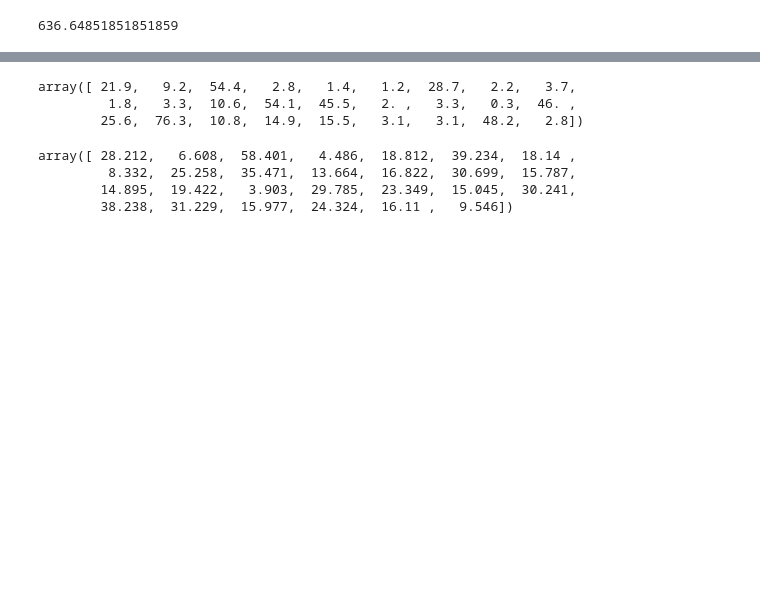
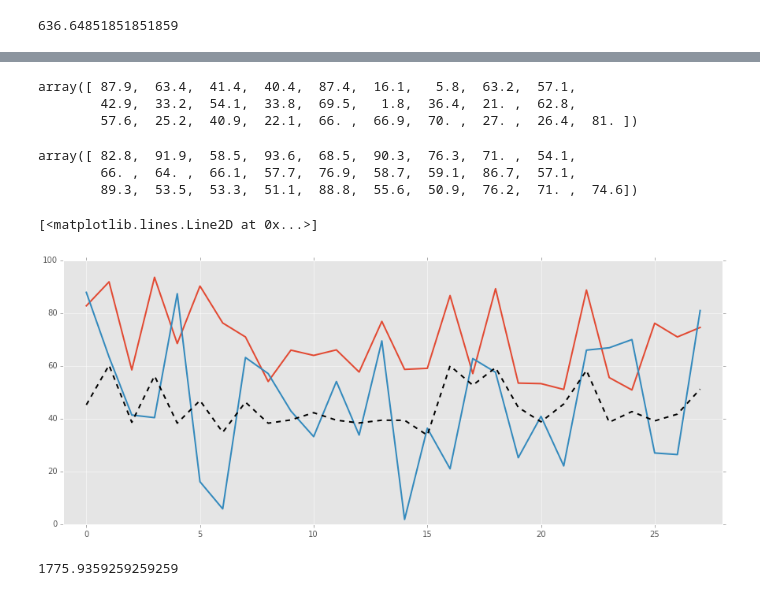
Before and after one commit to shime-saba/moba_balance_prediction, a Jupyter notebook: notebooks/model_building.ipynb, the cells around one changed output, grey strips where cells are left out. Saved outputs shown, nothing was run; the diff lists cells and outputs as text; code cells hidden in the pictures; blank space fills up the shorter version.

Commit message:
added add_model_features.py, and many lines of testing to model_building notebook

```diff
--- a/notebooks/model_building.ipynb
+++ b/notebooks/model_building.ipynb
@@ -14,3 +24,8 @@ with open('../data/all_patch_draft_dfs.pkl') as f:
+# %%
+for key, df in patch_draft_dfs.iteritems():
+    df = df.copy()
+    patch_draft_dfs[key] = add_features(df)
+full_df = pd.concat(patch_draft_dfs, keys=None)
 # %%
 df_684 = patch_draft_dfs['6.84']
 # %%
@@ -230,0 +321,11 @@ min_mse
+# %%
+full_50_old_pbr = full_df[full_df['prev_patch_pb%'] > 50]
+df_test = full_50_old_pbr.copy()
+df_test.drop(['hero', 'patch', 'text', 'text_no_abi', 'predictions', 'ratios', 'pick%',
+              'ban%', 'times_pb', 'prev_patch_allies', 'prev_patch_counters', 'avg_pred'], axis=1, inplace=True)
+df_test['prev_patch_pb%'].fillna(0, inplace=True)
+df_test['prev_patch_winrate'].fillna(0, inplace=True)
+target = df_test.pop('pb%').values
+X = df_test.values
+X_train, X_test, y_train, y_test, prev_train, prev_test = train_test_split(X, target, df_test['prev_patch_pb%'].values, random_state=0)
+mean_squared_error(y_test, prev_test)
@@ -230,0 +334,4 @@ min_mse
+# %%
+rf = RandomForestRegressor(n_estimators=100, n_jobs=-1, random_state=0)
+rf.fit(X_train, y_train)
+mean_squared_error(y_test, rf.predict(X_test))
@@ -230,0 +360,4 @@ min_mse
+# %%
+rf = RandomForestRegressor(n_estimators=100, max_depth=3, min_samples_split=1, min_samples_leaf=10, max_features=10, bootstrap=False, random_state=0, n_jobs=-1)
+rf.fit(X_train, y_train)
+mean_squared_error(y_test, rf.predict(X_test))
@@ -231,13 +376,34 @@ min_mse
 # %%
 y_test
 # %% [output]
-array([ 21.9,   9.2,  54.4,   2.8,   1.4,   1.2,  28.7,   2.2,   3.7,
-         1.8,   3.3,  10.6,  54.1,  45.5,   2. ,   3.3,   0.3,  46. ,
-        25.6,  76.3,  10.8,  14.9,  15.5,   3.1,   3.1,  48.2,   2.8])
+array([ 87.9,  63.4,  41.4,  40.4,  87.4,  16.1,   5.8,  63.2,  57.1,
+        42.9,  33.2,  54.1,  33.8,  69.5,   1.8,  36.4,  21. ,  62.8,
+        57.6,  25.2,  40.9,  22.1,  66. ,  66.9,  70. ,  27. ,  26.4,  81. ])
-# %%
-rf.predict(X_test)
-# %% [output]
-array([ 28.212,   6.608,  58.401,   4.486,  18.812,  39.234,  18.14 ,
-         8.332,  25.258,  35.471,  13.664,  16.822,  30.699,  15.787,
-        14.895,  19.422,   3.903,  29.785,  23.349,  15.045,  30.241,
-        38.238,  31.229,  15.977,  24.324,  16.11 ,   9.546])
+# %%
+prev_test
+# %% [output]
+array([ 82.8,  91.9,  58.5,  93.6,  68.5,  90.3,  76.3,  71. ,  54.1,
+        66. ,  64. ,  66.1,  57.7,  76.9,  58.7,  59.1,  86.7,  57.1,
+        89.3,  53.5,  53.3,  51.1,  88.8,  55.6,  50.9,  76.2,  71. ,  74.6])
+# %%
+plt.figure(figsize=(15, 6))
+plt.xlim(-1, len(prev_test))
+plt.plot(range(len(prev_test)), prev_test, linewidth=2)
+plt.plot(range(len(prev_test)), y_test, linewidth=2)
+plt.plot(range(len(prev_test)), rf.predict(X_test), '--', linewidth=2, color='black')
+# %% [output]
+[<matplotlib.lines.Line2D at 0x...>]
+[figure, added]
+# %%
+full_50_pbr = full_df[full_df['pb%'] > 50]
+df_test = full_50_pbr.copy()
+df_test.drop(['hero', 'patch', 'text', 'text_no_abi', 'predictions', 'ratios', 'pick%',
+              'ban%', 'times_pb', 'prev_patch_allies', 'prev_patch_counters', 'avg_pred'], axis=1, inplace=True)
+df_test['prev_patch_pb%'].fillna(0, inplace=True)
+df_test['prev_patch_winrate'].fillna(0, inplace=True)
+target = df_test.pop('pb%').values
+X = df_test.values
+X_train, X_test, y_train, y_test, prev_train, prev_test = train_test_split(X, target, df_test['prev_patch_pb%'].values, random_state=0)
+mean_squared_error(y_test, prev_test)
+# %% [output]
+1775.9359259259259
```
Also changed, not shown: parts of 61 cells of this notebook, 11 other files.
